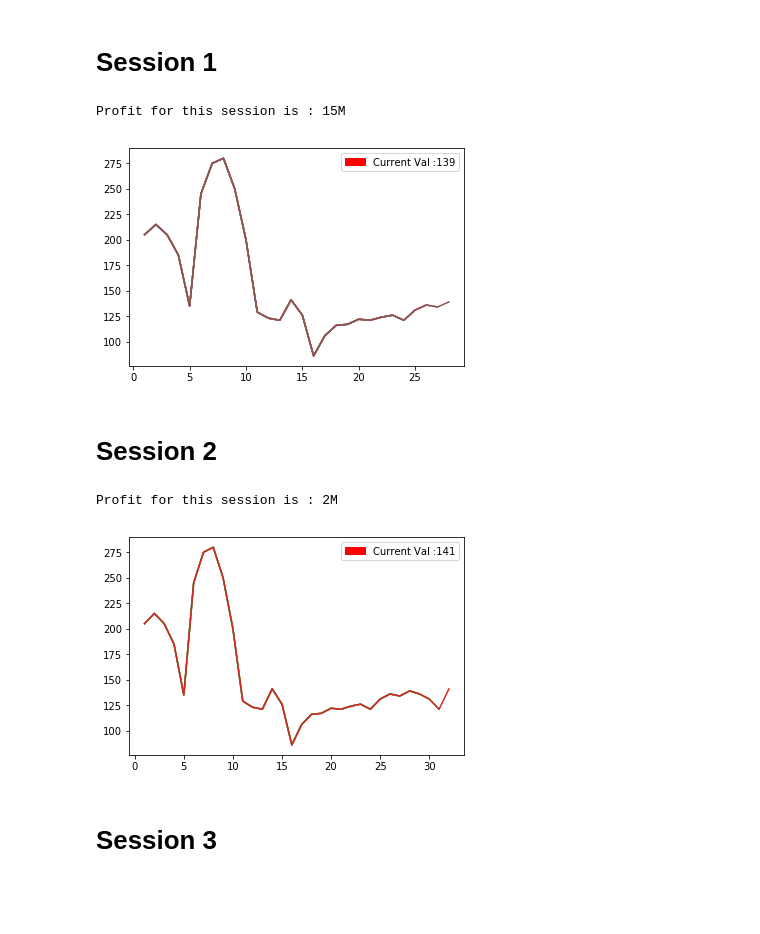
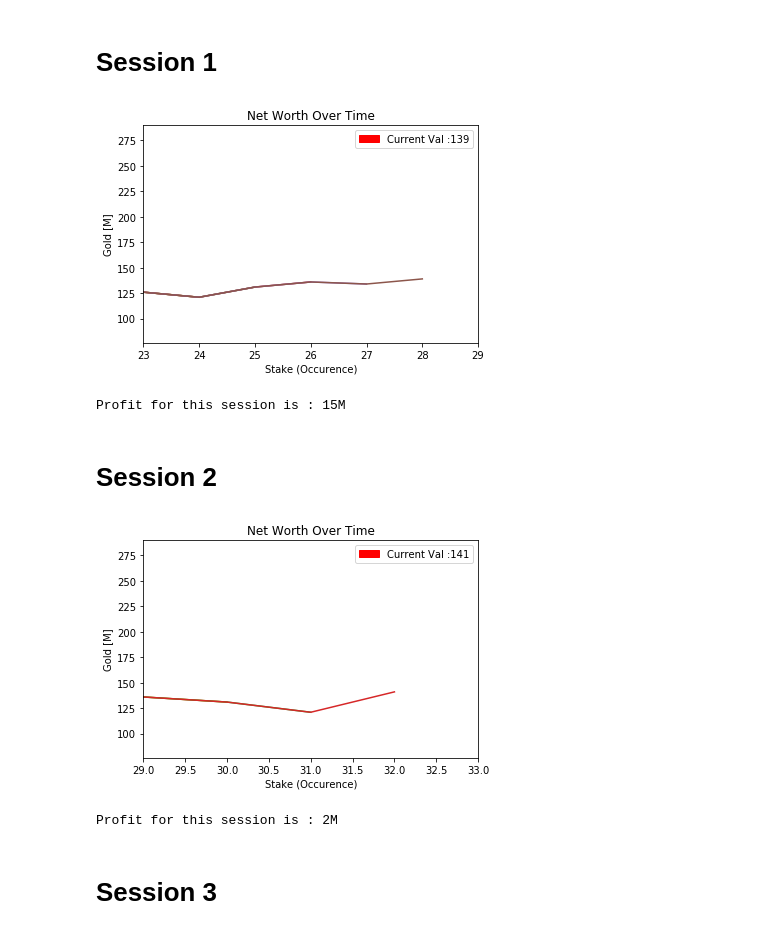
Before and after one commit to XIIFulminata/Stake-Log, a Jupyter notebook: Stake+Log.ipynb, the cells around one changed output. Drawn from its saved outputs; the diff is of its cells as text; code cells hidden in the pictures; blank space fills up the shorter version.

```diff
--- a/Stake+Log.ipynb
+++ b/Stake+Log.ipynb
@@ -24,6 +23,8 @@ values = [5,10,10,20,50,110,30,5,30,50,71,6,2,20,15,40,20,10,1,5,1,3]
 record = ['W','W','L','L','L','W','W','W','L','L','L','L','L','W','L','L','W','W','W','W','L','W']
 stakeNum = range(1,len(values)+1)
 checkpoints=[initial,124]
+xStart = 0
+xEnd=0
 # %%
 def totalArray(initial, stakes, conditions):
     runningTotal=[]
@@ -64,41 +67,55 @@ def addStake(val,condition):
     #print(record)
     #print(runningTotal)
     #print(stakeNum)
+    #plt.show()
     plt.plot(stakeNum,runningTotal)
-    #plt.show()
+    #print(stakeNum)
+def startSession(start,vals):
+    start=len(vals)+1
+    #print(xStart)
+    return start
 
 def endSession():
+    xEnd=len(values)+1
+    plt.xlabel('Stake (Occurence)')
+    plt.xlim(xStart,xEnd)
+    plt.ylabel('Gold [M]')
+    plt.title('Net Worth Over Time')
+    plt.show()
     checkpoints.append(runningTotal[-1])
     print('Profit for this session is : '+str(checkpoints[-1]-checkpoints[-2])+'M')
 # %% [markdown]
 # Session 1
 # %%
+xStart = startSession(xStart,values) #var value won't update, fix later
+#print(xStart)
+
 addStake(2,'W')
 addStake(5,'L')
 addStake(10,'W')
 addStake(5,'W')
 addStake(2,'L')
 addStake(5,'W')
 endSession()
 #22W-7L=+15
 
-plt.show()
+#plt.show()
 # %% [output]
+[figure, new version]
 Profit for this session is : 15M
-[figure, old version]
 # %% [markdown]
 # Session 2
 # %%
+xStart = startSession(xStart,values)
 addStake(3,'L')
 addStake(5,'L')
 addStake(10,'L')
 addStake(20,'W')
 #20W-18L=+2
 endSession()
-plt.show()
 # %% [output]
+[figure, new version]
 Profit for this session is : 2M
-[figure, old version]
 # %% [markdown]
 # Session 3
 # %%
```
Also changed, not shown: parts of 14 cells of this notebook.
